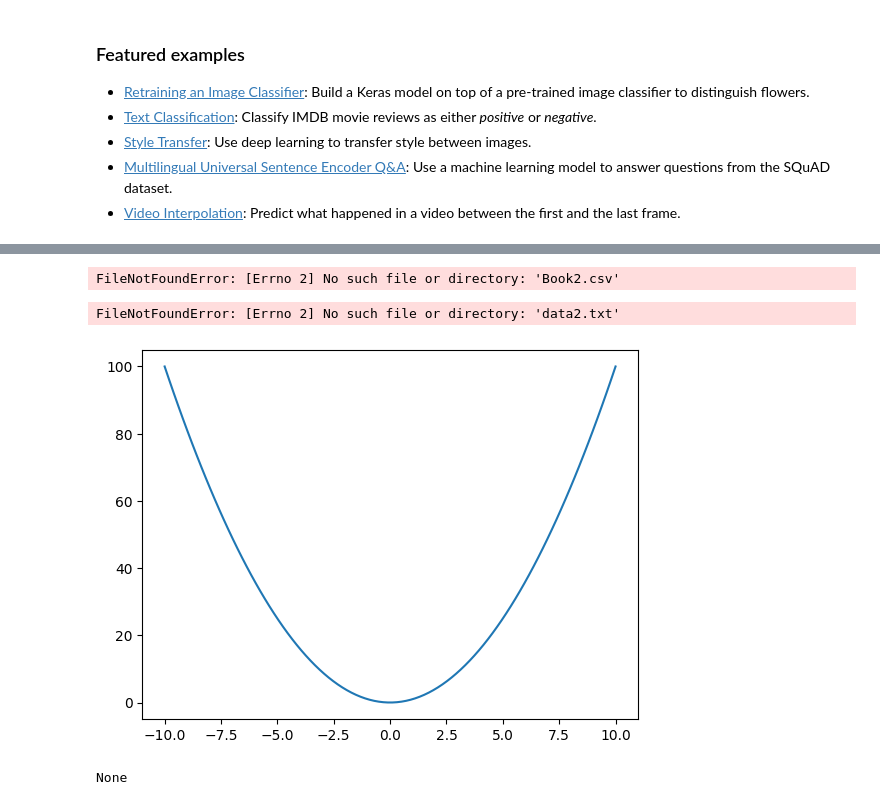
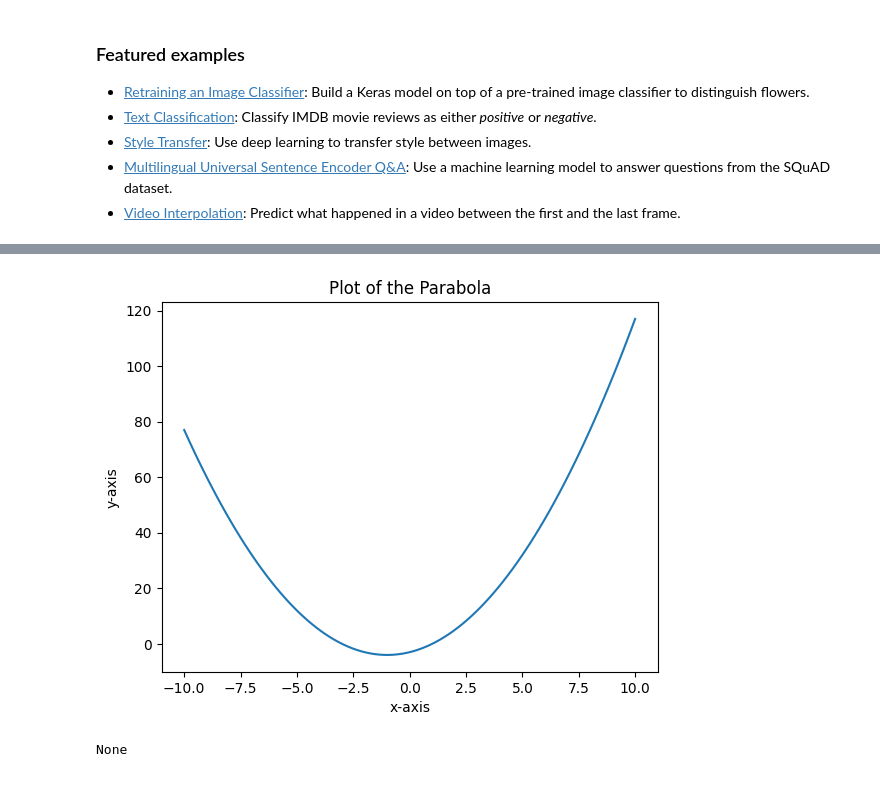
Before and after one commit to SophiaJoseph888/starter-programming-in-science-lab-2, a Jupyter notebook: Welcome_To_Colab.ipynb, the cells around one changed output, grey strips where cells are left out. Saved outputs shown, nothing was run; the diff lists cells and outputs as text; code cells hidden in the pictures.

```diff
--- a/Welcome_To_Colab.ipynb
+++ b/Welcome_To_Colab.ipynb
@@ -191,10 +210,3 @@ These are a few of the notebooks related to Machine Learning, including Google's
 - [Style Transfer](https://tensorflow.org/hub/tutorials/tf2_arbitrary_image_stylization): Use deep learning to transfer style between images.
 - [Multilingual Universal Sentence Encoder Q&A](https://tensorflow.org/hub/tutorials/retrieval_with_tf_hub_universal_encoder_qa): Use a machine learning model to answer questions from the SQuAD dataset.
 - [Video Interpolation](https://tensorflow.org/hub/tutorials/tweening_conv3d): Predict what happened in a video between the first and the last frame.
-# %%
-import pandas as pd
-data={'x':['A', 'B', 'C', 'D', 'E'], 'y':[15,20,19,23,25]}
-df=pd.DataFrame(data)
-x=df['x']
-y=df['y']
-df.plot(x='x',y='y', kind='scatter')
@@ -204,34 +213,20 @@ df.plot(x='x',y='y', kind='scatter')
-# %%
-# txt file
-import pandas as pd
-df=pd.read_csv('Book2.csv')
-df.plot(x='x',y='y', kind='bar')
-# %% [output]
-FileNotFoundError: [Errno 2] No such file or directory: 'Book2.csv'
-# %%
-# txt file
-import pandas as pd
-pd.read_csv('data2.txt')
-df.plot(x='x',y='y', kind='line', marker='o', title='working with .txt format file')
-# %% [output]
-FileNotFoundError: [Errno 2] No such file or directory: 'data2.txt'
 # %%
 import numpy as np
 import matplotlib.pyplot as plt
-
-# Function 1: Mathematical Curve using np.linspace()
-def plot_curve():
-    # x in (a,b) with steps n=100
+def plot_parabola():
     a=-10
     b=10
     n=100
     x=np.linspace(a,b,n)
-    y=x**2
+    y=x**2+2*x-3
     plt.plot(x,y)
+    plt.title('Plot of the Parabola')
+    plt.xlabel('x-axis')
+    plt.ylabel('y-axis')
     plt.show()
-print(plot_curve())
+print(plot_parabola())
 # %% [output]
-[figure, old version]
+[figure, new version]
 None
 # %%
 import numpy as np
```
Also changed, not shown: parts of 5 cells of this notebook.
